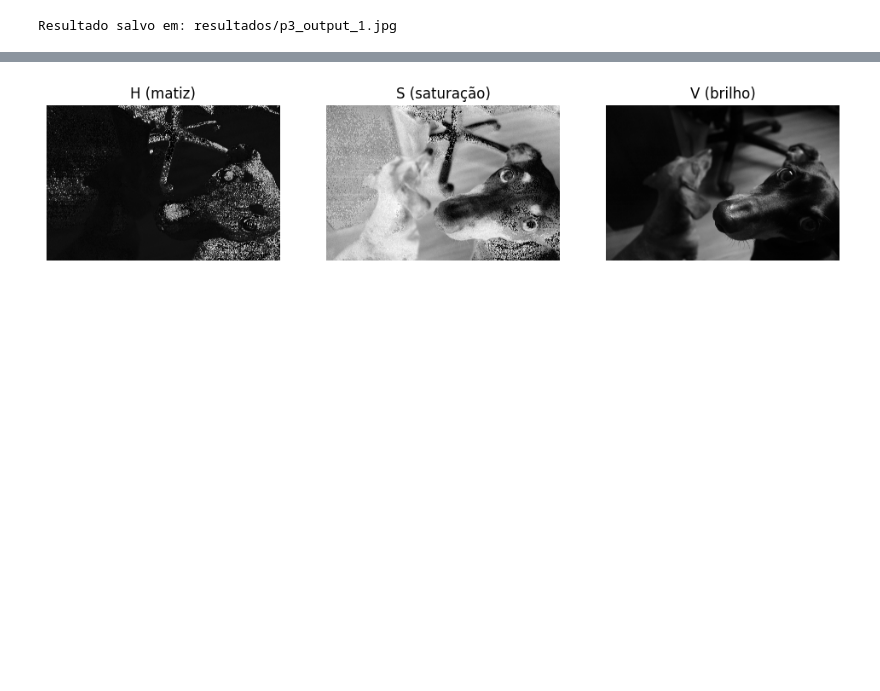
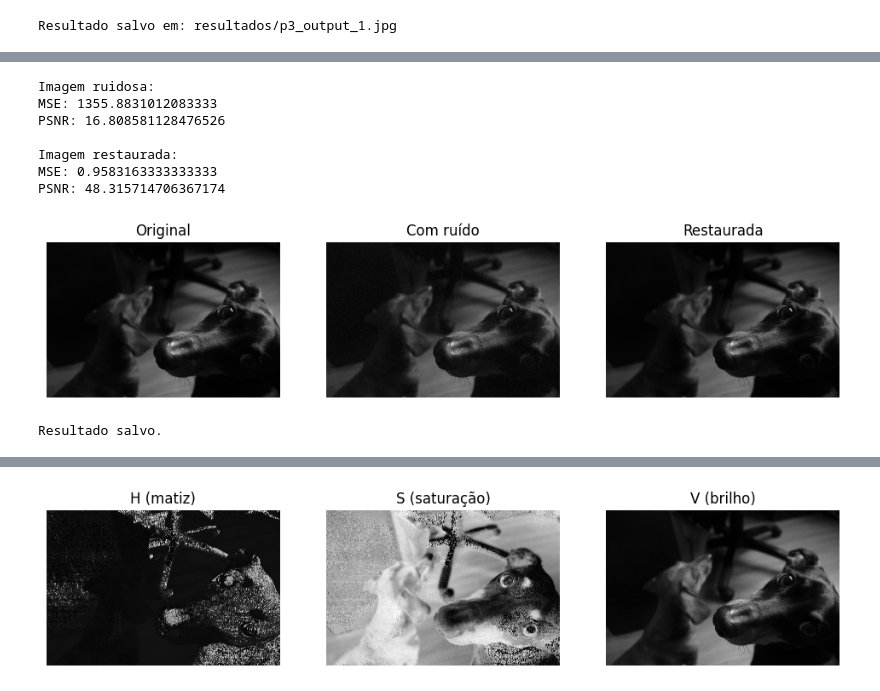
Before and after one commit to LeideMarina18/CRIAR_FOTOGRAFIA_COMPUTACIONAL_2026, a Jupyter notebook: atividade_01.ipynb, the cells around one changed output, grey strips where cells are left out. Cells and saved outputs as stored; diff of their text form; code cells hidden in the pictures; blank space fills up the shorter version.

```diff
--- a/atividade_01.ipynb
+++ b/atividade_01.ipynb
@@ -340,0 +282,71 @@ Resultado salvo em: resultados/p3_output_1.jpg
+# %%
+# TODO 4.1 — Adicionar ruído sal e pimenta
+def adicionar_ruido(imagem, prob=0.05):
+    ruido = np.random.rand(*imagem.shape)
+    resultado = imagem.copy()
+
+    resultado[ruido < prob / 2] = 0
+    resultado[ruido > 1 - prob / 2] = 255
+
+    return resultado
+
+np.random.seed(42)
+imagem_ruidosa = adicionar_ruido(gray_image)
+
+
+# TODO 4.2 — Restaurar com filtro da mediana
+imagem_restaurada = cv2.medianBlur(imagem_ruidosa, 3)
+
+# TODO 4.3 — Calcular MSE e PSNR
+def mse(original, imagem):
+    return np.mean((original.astype(float) - imagem.astype(float)) ** 2)
+
+def psnr(original, imagem):
+    erro = mse(original, imagem)
+    return 10 * np.log10(255**2 / erro)
+
+
+# TODO 4.4 — Resultados
+print("Imagem ruidosa:")
+print("MSE:", mse(gray_image, imagem_ruidosa))
+print("PSNR:", psnr(gray_image, imagem_ruidosa))
+
+print("\nImagem restaurada:")
+print("MSE:", mse(gray_image, imagem_restaurada))
+print("PSNR:", psnr(gray_image, imagem_restaurada))
+
+
+# TODO 4.5 — Visualização
+plt.figure(figsize=(12, 4))
+
+plt.subplot(1, 3, 1)
+plt.imshow(gray_image, cmap="gray")
+plt.title("Original")
+plt.axis("off")
+
+plt.subplot(1, 3, 2)
+plt.imshow(imagem_ruidosa, cmap="gray")
+plt.title("Com ruído")
+plt.axis("off")
+
+plt.subplot(1, 3, 3)
+plt.imshow(imagem_restaurada, cmap="gray")
+plt.title("Restaurada")
+plt.axis("off")
+
+plt.show()
+
+
+# Salvar
+cv2.imwrite(str(OUT_FOLDER / "p4_output_1.jpg"), imagem_restaurada)
+print("Resultado salvo.")
+# %% [output]
+Imagem ruidosa:
+MSE: 1355.8831012083333
+PSNR: 16.808581128476526
+
+Imagem restaurada:
+MSE: 0.9583163333333333
+PSNR: 48.315714706367174
+[figure, added]
+Resultado salvo.
```
Also changed, not shown: parts of 9 cells of this notebook.
